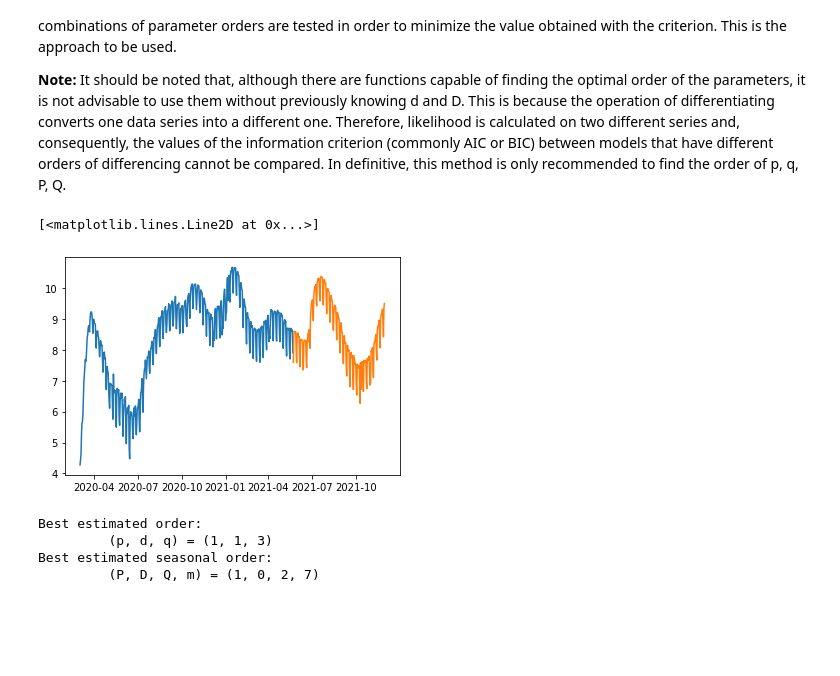
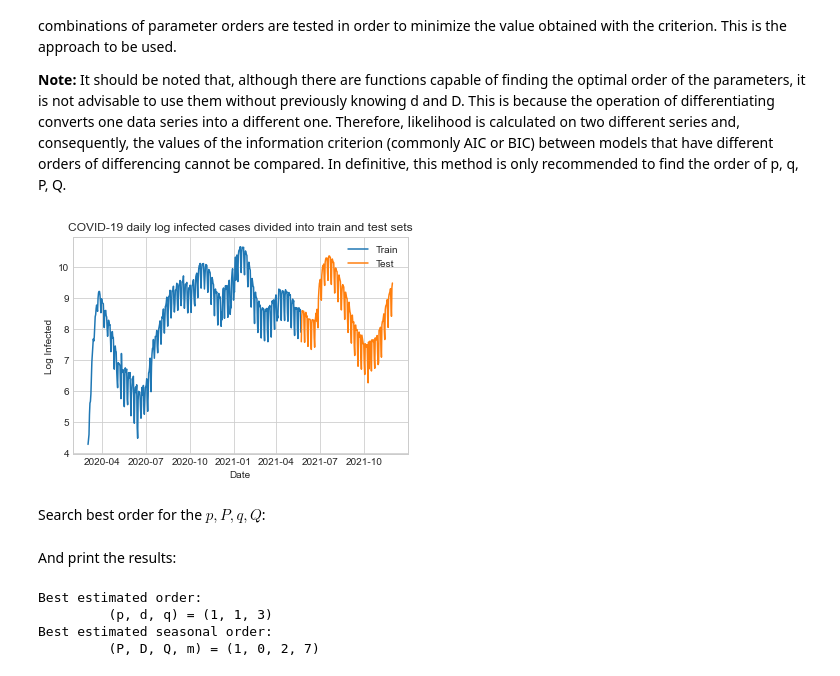
Before and after one commit to marialonsogar/COVID-Dynamics-Model-Comparison, a Jupyter notebook: modeling/ARIMA-COVID-Spain.ipynb, the cells around one changed output. Drawn from its saved outputs; the diff is of its cells as text; code cells hidden in the pictures; blank space fills up the shorter version.

```diff
--- a/modeling/ARIMA-COVID-Spain.ipynb
+++ b/modeling/ARIMA-COVID-Spain.ipynb
@@ -9,34 +9,26 @@ As this procedure allows the introduction of seasonal patterns, it will be appli
 # %% [markdown]
 # Setup
 # %%
+# data handling
 import pandas as pd
 import numpy as np
 
-import plotly.express as px
-import plotly.graph_objects as go
+# visualizations
 import matplotlib.pyplot as plt
-import seaborn as sns
+plt.style.use('seaborn-whitegrid')
 %matplotlib inline
-from matplotlib import pyplot as plt
-
-import ipywidgets as widgets
 
 # modeling
-from statsmodels.graphics.tsaplots import plot_acf, plot_pacf
-from statsmodels.tsa.arima.model import ARIMA
 from statsmodels.tsa.statespace.sarimax import SARIMAX
 import pmdarima as pm
-from pmdarima.datasets import load_lynx
-from pmdarima.arima.utils import ndiffs, nsdiffs
 from pmdarima.model_selection import train_test_split
 
+# import functions from utils
 from utils import *
-
-# path handling
-from pathlib import Path
 
 # filter warnings
 import warnings
 warnings.filterwarnings("ignore")
 
+# set seed to replicate results
 seed=123
@@ -292,9 +301,15 @@ In definitive, this method is only recommended to find the order of p, q, P, Q.
 # %%
 log_df = np.log(df)
 log_train, log_test = train_test_split(log_df, test_size=0.3)
-plt.plot(log_train)
-plt.plot(log_test)
+plt.plot(log_train, label='Train')
+plt.plot(log_test, label='Test')
+plt.title('COVID-19 daily log infected cases divided into train and test sets')
+plt.ylabel('Log Infected')
+plt.xlabel('Date')
+plt.legend()
+plt.show()
 # %% [output]
-[<matplotlib.lines.Line2D at 0x...>]
-[figure, old version]
+[figure, new version]
+# %% [markdown]
+Search best order for the $p, P, q, Q$:
 # %%
@@ -306,6 +321,8 @@ model = pm.auto_arima(np.array(log_train),
                     D=0,
                     error_action='ignore',
                     parallelized=True)
+# %% [markdown]
+And print the results:
 # %%
 model_parameters = model.get_params()
 order = model_parameters['order']
```
Also changed, not shown: parts of 101 cells of this notebook, 3 other files.
